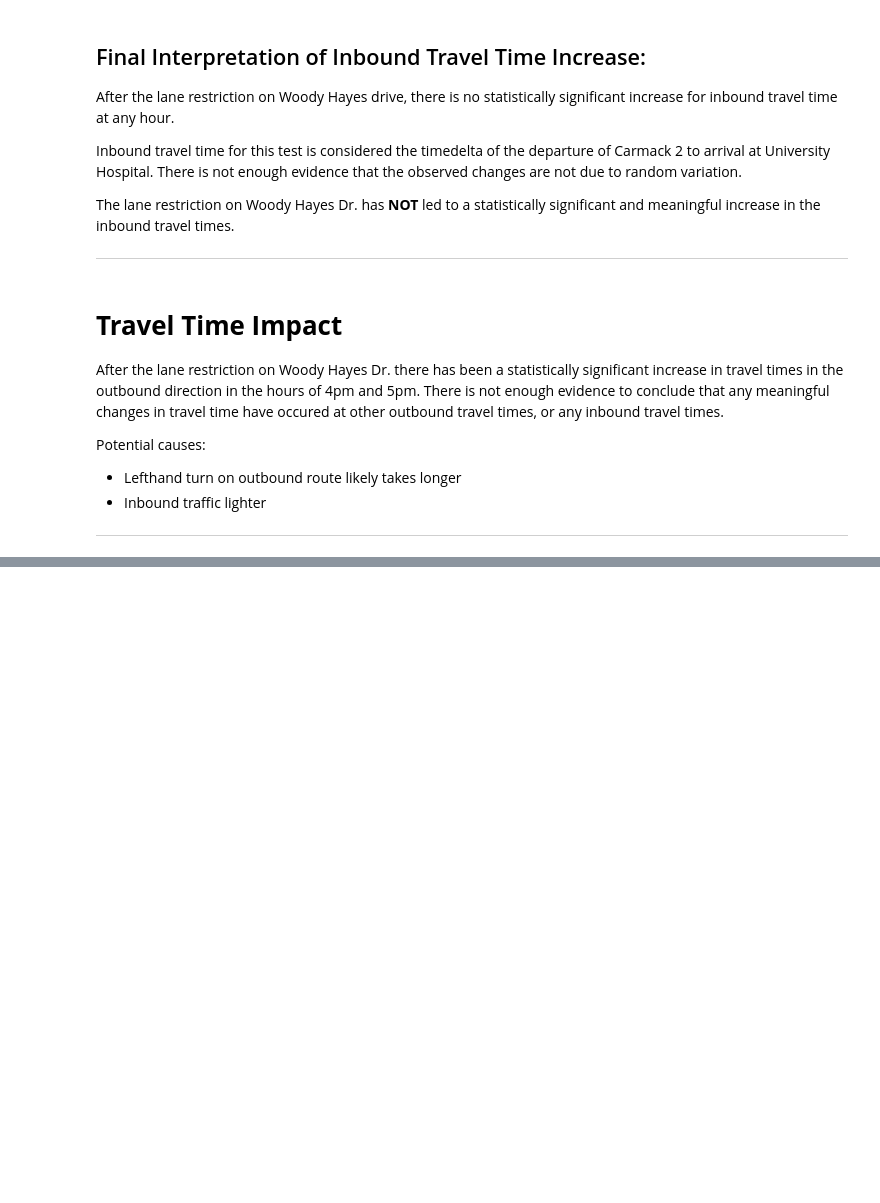
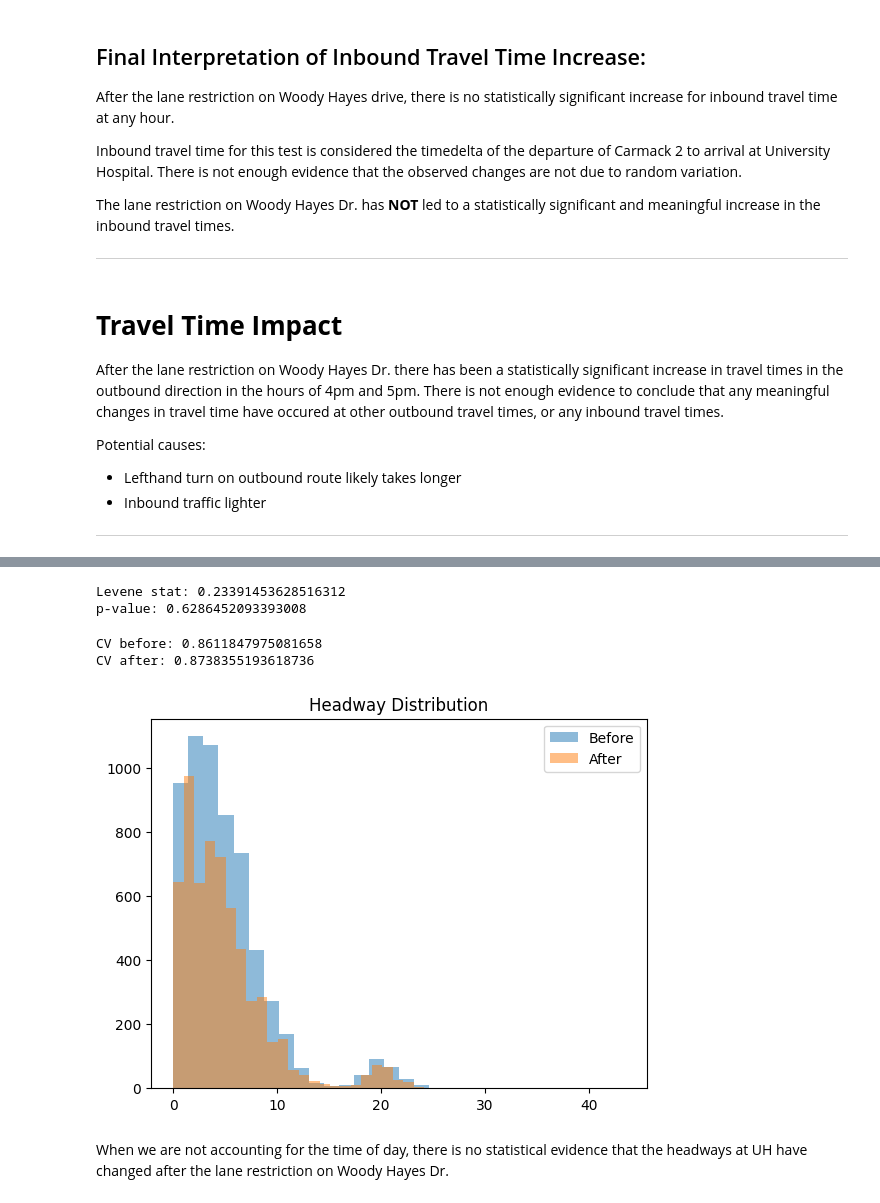
Before and after one commit to morgan1461/WMC-dashboard, a Jupyter notebook: analysis_notebooks/woody_hayes_dr_construction_analysis.ipynb, the cells around one changed output, grey strips where cells are left out. Cells and saved outputs as stored; diff of their text form; code cells hidden in the pictures; blank space fills up the shorter version.

```diff
--- a/analysis_notebooks/woody_hayes_dr_construction_analysis.ipynb
+++ b/analysis_notebooks/woody_hayes_dr_construction_analysis.ipynb
@@ -573,0 +660,32 @@ Potential causes:
+# %%
+from scipy.stats import levene
+
+stat, p = levene(sorted_before_df_uh['HEADWAY'], sorted_after_df_uh['HEADWAY'])
+
+print("Levene stat:", stat)
+print("p-value:", p)
+# %% [output]
+Levene stat: 0.23391453628516312
+p-value: 0.6286452093393008
+# %%
+def cv(x):
+    return x.std() / x.mean()
+
+cv_before = cv(sorted_before_df_uh['HEADWAY'])
+cv_after = cv(sorted_after_df_uh['HEADWAY'])
+
+print("CV before:", cv_before)
+print("CV after:", cv_after)
+# %% [output]
+CV before: 0.8611847975081658
+CV after: 0.8738355193618736
+# %%
+plt.hist(sorted_before_df_uh['HEADWAY'], bins=30, alpha=0.5, label='Before')
+plt.hist(sorted_after_df_uh['HEADWAY'], bins=30, alpha=0.5, label='After')
+plt.legend()
+plt.title("Headway Distribution at UH Before vs After Lane Restriction")
+plt.show()
+# %% [output]
+[figure, added]
+# %% [markdown]
+When we are not accounting for the time of day, there is no statistical evidence that the headways at UH have changed after the lane restriction on Woody Hayes Dr.
```
Also changed, not shown: parts of 13 cells of this notebook, 1 other file.
